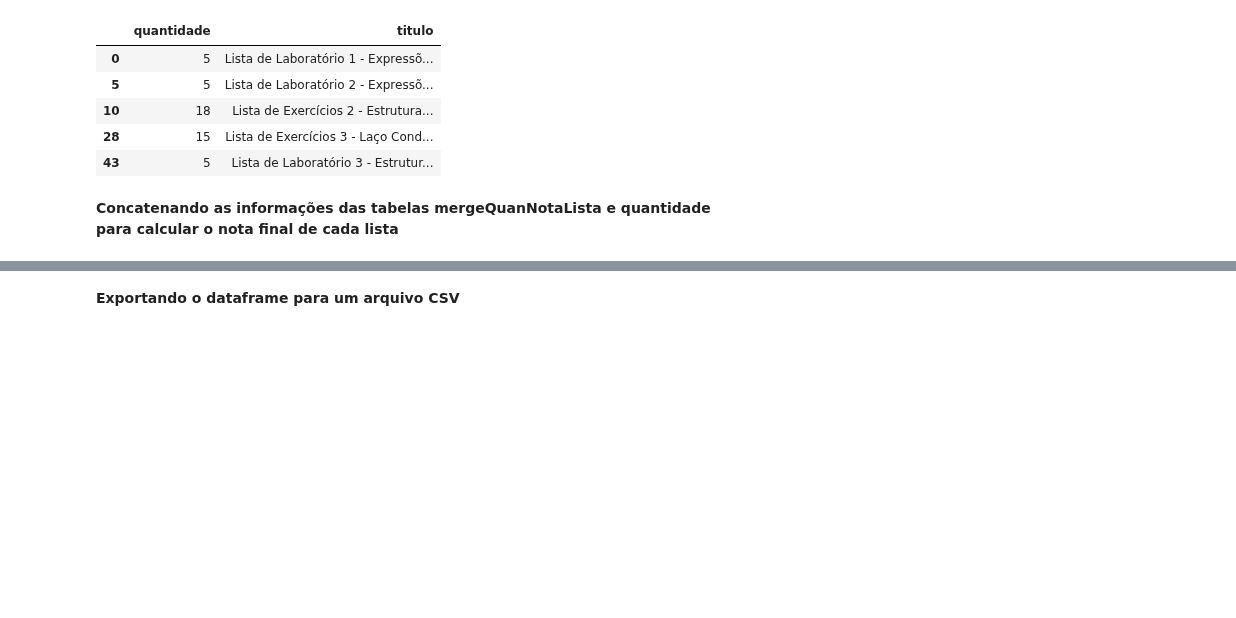
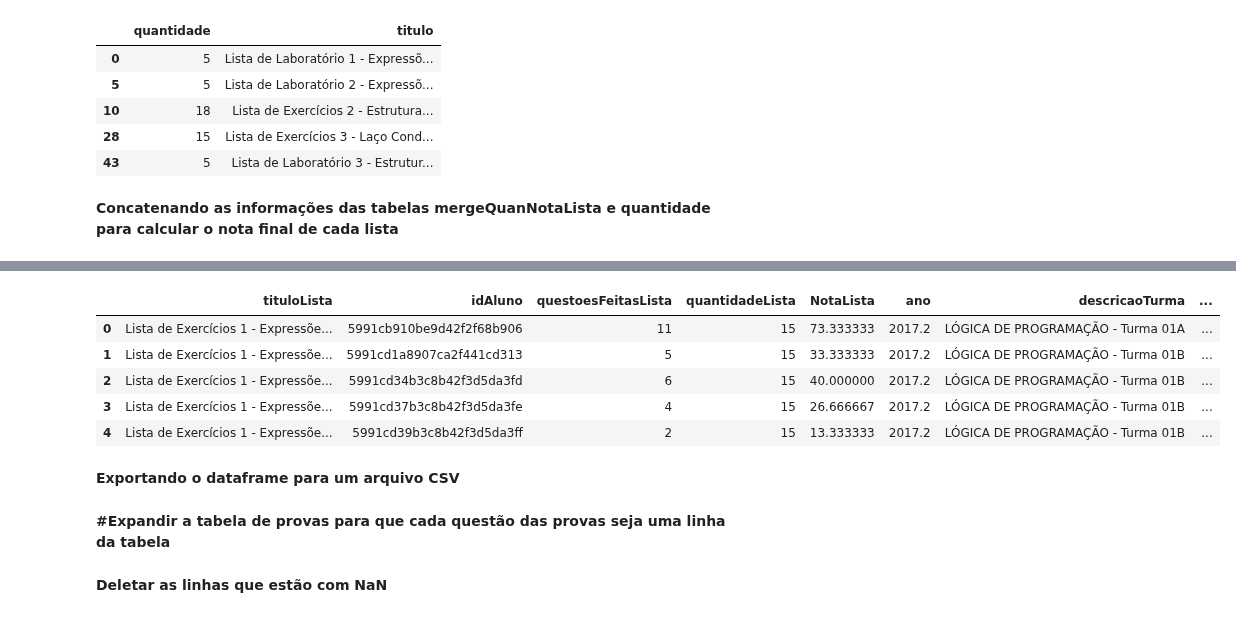
Before and after one commit to repitta/CienciaDeDadosEducacionais, a Jupyter notebook: LOP.ipynb, the cells around one changed output, grey strips where cells are left out. Saved outputs shown, nothing was run; the diff lists cells and outputs as text; code cells hidden in the pictures; blank space fills up the shorter version.

```diff
--- a/LOP.ipynb
+++ b/LOP.ipynb
@@ -115,12 +119,17 @@ typeLista  = {"_id":str,"titulo":str,"questao":str}
 typeSub    = {"porcentagemAcerto":np.int,"user":str}
 
 # Ler os arquivos CSV que foram gerados a partir do banco de dados do sistema LOP
-lopUsers  = pd.read_csv("https://github.com/repitta/CienciaDeDadosEducacionais/raw/master/arquivosCSV/lop.users.csv",dtype=typeUser)
-lopTurmas = pd.read_csv("https://raw.githubusercontent.com/repitta/CienciaDeDadosEducacionais/master/arquivosCSV/lop.turmas.csv",dtype=typeTurmas)
-lopListas = pd.read_csv("https://raw.githubusercontent.com/repitta/CienciaDeDadosEducacionais/master/arquivosCSV/lop.listasExercicios.csv",dtype=typeLista)
-lopSub    = pd.read_csv("https://github.com/repitta/CienciaDeDadosEducacionais/raw/master/arquivosCSV/lop.submissoes.csv",dtype=typeSub)
+lopUsers     = pd.read_csv("https://github.com/repitta/CienciaDeDadosEducacionais/raw/master/arquivosCSV/lop.users.csv",dtype=typeUser)
+lopTurmas    = pd.read_csv("https://raw.githubusercontent.com/repitta/CienciaDeDadosEducacionais/master/arquivosCSV/lop.turmas.csv",dtype=typeTurmas)
+lopListas    = pd.read_csv("https://raw.githubusercontent.com/repitta/CienciaDeDadosEducacionais/master/arquivosCSV/lop.listasExercicios.csv",dtype=typeLista)
+lopSub       = pd.read_csv("https://github.com/repitta/CienciaDeDadosEducacionais/raw/master/arquivosCSV/lop.submissoes.csv",dtype=typeSub)
+lopProvas    = pd.read_csv("https://raw.githubusercontent.com/repitta/CienciaDeDadosEducacionais/master/arquivosCSV/lop.provas.csv")
+lopSubProvas = pd.read_csv("https://github.com/repitta/CienciaDeDadosEducacionais/raw/master/arquivosCSV/lop.submissoesProva.csv")
 
-lopSub["data"] = pd.to_datetime(lopSub["data"], format = "%Y/%m/%dT%H:%M:%S")
+
+#definindo a coluna data as tabelas para o formato datetime do pandas
+lopSub["data"]       = pd.to_datetime(lopSub["data"], format = "%Y/%m/%dT%H:%M:%S")
+lopSubProvas["data"] = pd.to_datetime(lopSubProvas["data"], format = "%Y/%m/%dT%H:%M:%S")
 
 #Transformando data em variável do tipo datetime
 #tabSub["data"] = tabSub["data"].astype(str)
@@ -208,7 +246,7 @@ None
 # %%
 colunas    = ["idTurma","ano","descricaoTurma","matricula"]
 turmasNovo = pd.DataFrame(columns=colunas)
-for i in range(44):
+for i in range(tabTurmas.shape[0]):
   idTurma        = tabTurmas["_id"].iloc[i]
   ano            = tabTurmas["anoPeriodoString"].iloc[i]
   descricaoTurma = tabTurmas["descricaoTurma"].iloc[i]
@@ -344,7 +399,7 @@ mergeUserTurmasT.to_csv(r'lopUsuarioTurma.csv')
 # %%
 colunas = ["idLista","questao","titulo"]
 listaNovo = pd.DataFrame(columns=colunas)
-for i in range(23):
+for i in range(len(tabListas)):
   idLista=tabListas["_id"].iloc[i]
   titulo=tabListas["titulo"].iloc[i]
   j=tabListas["questao"].iloc[i]
@@ -552,9 +623,11 @@ Index(['titulo', 'idAluno', 'SomaLista', 'questoesFeitas', 'quantidade',
 # %%
-mergeUseTurmasSubListaM = mergeUseTurmasSubLista[["titulo",'idAluno', 'ano', 'descricaoTurma', 'idTurma','matricula','nome']]
-mergeQuanNotaListaQuanM = mergeQuanNotaListaQuanQ[['titulo', 'idAluno','questoesFeitas', 'quantidade','NotaLista']]
-tabelaFinal= mergeQuanNotaListaQuanM.join(mergeUseTurmasSubListaM.set_index(['titulo','idAluno']), on=['titulo','idAluno'])
+mergeUseTurmasSubLista.rename(columns={'titulo':"tituloLista","quantidade":"quantidadeLista"}, inplace=True)
+mergeUseTurmasSubListaM = mergeUseTurmasSubLista[["tituloLista",'idAluno', 'ano', 'descricaoTurma', 'idTurma','matricula','nome']]
+
+#Renomear as colunas da tabela Listas
+mergeQuanNotaListaQuanQ.rename(columns={'titulo':"tituloLista","questoesFeitas":"questoesFeitasLista","quantidade":"quantidadeLista"}, inplace=True)
+mergeQuanNotaListaQuanM = mergeQuanNotaListaQuanQ[['tituloLista', 'idAluno','questoesFeitasLista', 'quantidadeLista','NotaLista']]
+
+tabelaFinalListas= mergeQuanNotaListaQuanM.join(mergeUseTurmasSubListaM.set_index(['tituloLista','idAluno']), on=['tituloLista','idAluno'])
 #remover as linhas duplicadas
-tabelaFinal =tabelaFinal.drop_duplicates()
-print(tabelaFinal.shape)
-print(tabelaFinal.info())
-tabelaFinal.head()
+tabelaFinalListas = tabelaFinalListas.drop_duplicates()
@@ -585,3 +634,12 @@ None
+# %%
+tabelaFinalListas.head()
+# %% [output]
+|  | tituloLista | idAluno | questoesFeitasLista | quantidadeLista | NotaLista | ano | descricaoTurma | ... |
+| 0 | Lista de Exercícios 1 - Expressõe... | 5991cb910be9d42f2f68b906 | 11 | 15 | 73.333333 | 2017.2 | LÓGICA DE PROGRAMAÇÃO - Turma 01A | ... |
+| 1 | Lista de Exercícios 1 - Expressõe... | 5991cd1a8907ca2f441cd313 | 5 | 15 | 33.333333 | 2017.2 | LÓGICA DE PROGRAMAÇÃO - Turma 01B | ... |
+| 2 | Lista de Exercícios 1 - Expressõe... | 5991cd34b3c8b42f3d5da3fd | 6 | 15 | 40.000000 | 2017.2 | LÓGICA DE PROGRAMAÇÃO - Turma 01B | ... |
+| 3 | Lista de Exercícios 1 - Expressõe... | 5991cd37b3c8b42f3d5da3fe | 4 | 15 | 26.666667 | 2017.2 | LÓGICA DE PROGRAMAÇÃO - Turma 01B | ... |
+| 4 | Lista de Exercícios 1 - Expressõe... | 5991cd39b3c8b42f3d5da3ff | 2 | 15 | 13.333333 | 2017.2 | LÓGICA DE PROGRAMAÇÃO - Turma 01B | ... |
 # %% [markdown]
 **Exportando o dataframe para um arquivo CSV**
 # %%
@@ -589,0 +648,2 @@ tabelaFinalT.to_csv(r'lopUsuarioNota.csv')
+# %% [markdown]
+**#Expandir a tabela de provas para que cada questão das provas seja uma linha da tabela**
@@ -589,0 +666,2 @@ tabelaFinalT.to_csv(r'lopUsuarioNota.csv')
+# %% [markdown]
+**Deletar as linhas que estão com NaN**
```
Also changed, not shown: parts of 53 cells of this notebook.
